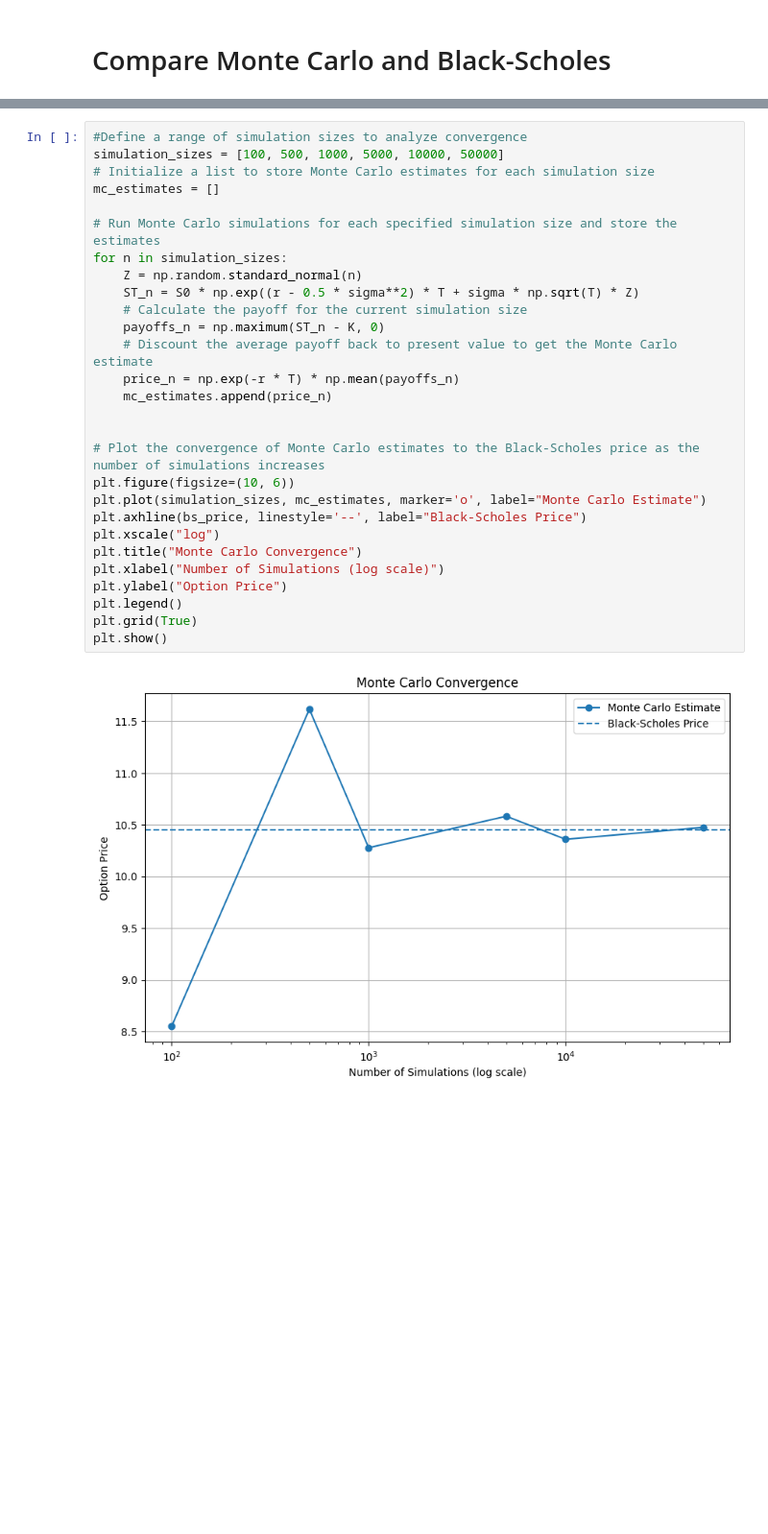
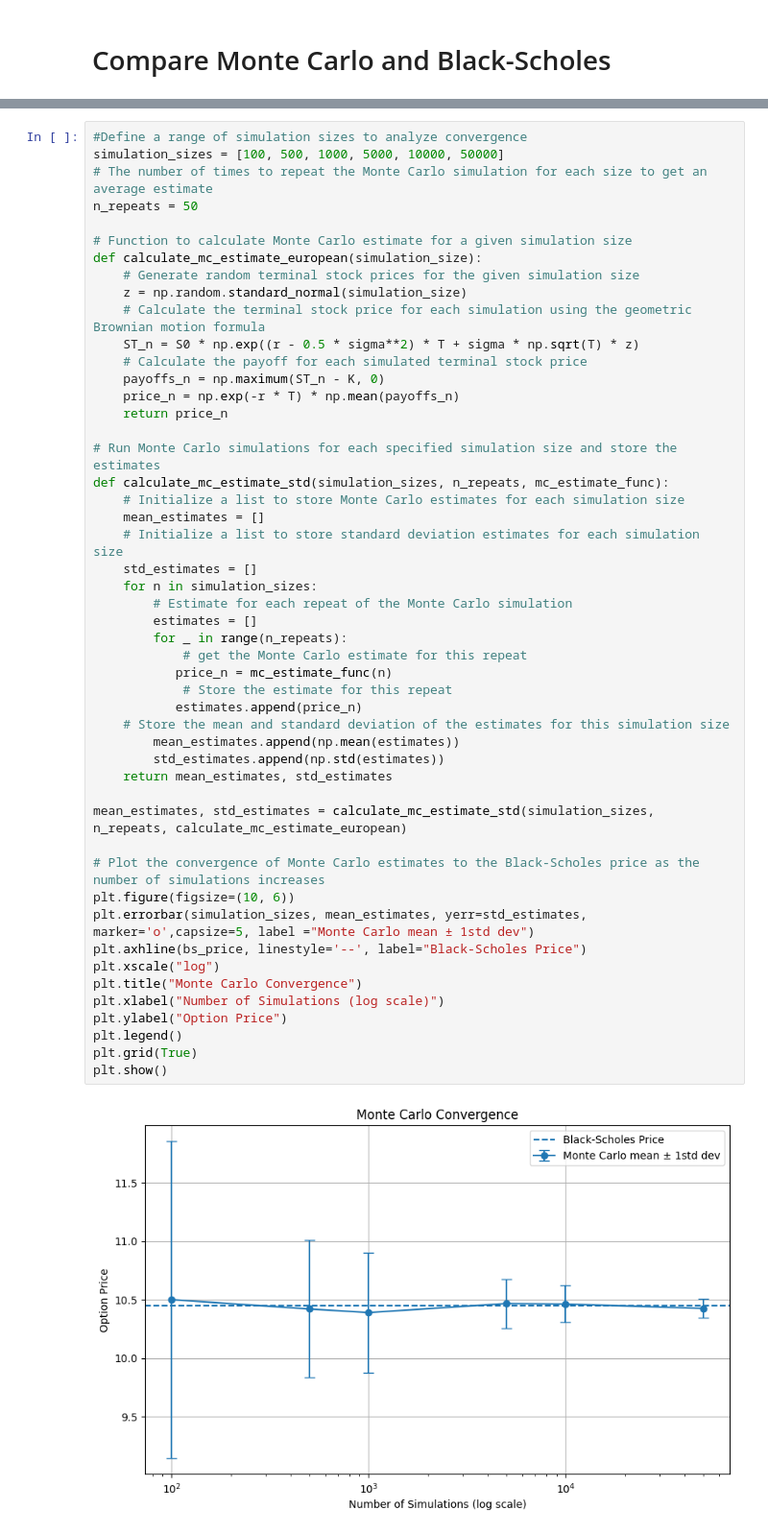
Before and after one commit to nitheesh-dharma/monte-carlo-simulations, a Jupyter notebook: Monte_carlo_simulations.ipynb, the cells around one changed output, grey strips where cells are left out. Shown at 96% size. Cells and saved outputs as stored; diff of their text form; blank space fills up the shorter version.

```diff
--- a/Monte_carlo_simulations.ipynb
+++ b/Monte_carlo_simulations.ipynb
@@ -152,30 +153,51 @@ Hence, as the number of simulations increase, the Monte Carlo estimate will conv
 # %%
 #Define a range of simulation sizes to analyze convergence
 simulation_sizes = [100, 500, 1000, 5000, 10000, 50000]
-# Initialize a list to store Monte Carlo estimates for each simulation size
-mc_estimates = []
+# The number of times to repeat the Monte Carlo simulation for each size to get an average estimate
+n_repeats = 50
+
+# Function to calculate Monte Carlo estimate for a given simulation size
+def calculate_mc_estimate_european(simulation_size):
+    # Generate random terminal stock prices for the given simulation size
+    z = np.random.standard_normal(simulation_size)
+    # Calculate the terminal stock price for each simulation using the geometric Brownian motion formula
+    ST_n = S0 * np.exp((r - 0.5 * sigma**2) * T + sigma * np.sqrt(T) * z)
+    # Calculate the payoff for each simulated terminal stock price
+    payoffs_n = np.maximum(ST_n - K, 0)
+    price_n = np.exp(-r * T) * np.mean(payoffs_n)
+    return price_n
 
 # Run Monte Carlo simulations for each specified simulation size and store the estimates
-for n in simulation_sizes:
-    Z = np.random.standard_normal(n)
-    ST_n = S0 * np.exp((r - 0.5 * sigma**2) * T + sigma * np.sqrt(T) * Z)
-    # Calculate the payoff for the current simulation size
-    payoffs_n = np.maximum(ST_n - K, 0)
-    # Discount the average payoff back to present value to get the Monte Carlo estimate
-    price_n = np.exp(-r * T) * np.mean(payoffs_n)
-    mc_estimates.append(price_n)
+def calculate_mc_estimate_std(simulation_sizes, n_repeats, mc_estimate_func):
+    # Initialize a list to store Monte Carlo estimates for each simulation size
+    mean_estimates = []
+    # Initialize a list to store standard deviation estimates for each simulation size
+    std_estimates = []
+    for n in simulation_sizes:
+        # Estimate for each repeat of the Monte Carlo simulation
+        estimates = []
+        for _ in range(n_repeats):
+            # get the Monte Carlo estimate for this repeat
+           price_n = mc_estimate_func(n)
+            # Store the estimate for this repeat
+           estimates.append(price_n)
+    # Store the mean and standard deviation of the estimates for this simulation size
+        mean_estimates.append(np.mean(estimates))
+        std_estimates.append(np.std(estimates))
+    return mean_estimates, std_estimates
 
+mean_estimates, std_estimates = calculate_mc_estimate_std(simulation_sizes, n_repeats, calculate_mc_estimate_european)
 
 # Plot the convergence of Monte Carlo estimates to the Black-Scholes price as the number of simulations increases
 plt.figure(figsize=(10, 6))
-plt.plot(simulation_sizes, mc_estimates, marker='o', label="Monte Carlo Estimate")
+plt.errorbar(simulation_sizes, mean_estimates, yerr=std_estimates, marker='o',capsize=5, label ="Monte Carlo mean ± 1std dev")
 plt.axhline(bs_price, linestyle='--', label="Black-Scholes Price")
 plt.xscale("log")
 plt.title("Monte Carlo Convergence")
 plt.xlabel("Number of Simulations (log scale)")
 plt.ylabel("Option Price")
 plt.legend()
 plt.grid(True)
 plt.show()
 # %% [output]
-[figure, old version]
+[figure, new version]
```
Also changed, not shown: parts of 12 cells of this notebook.
